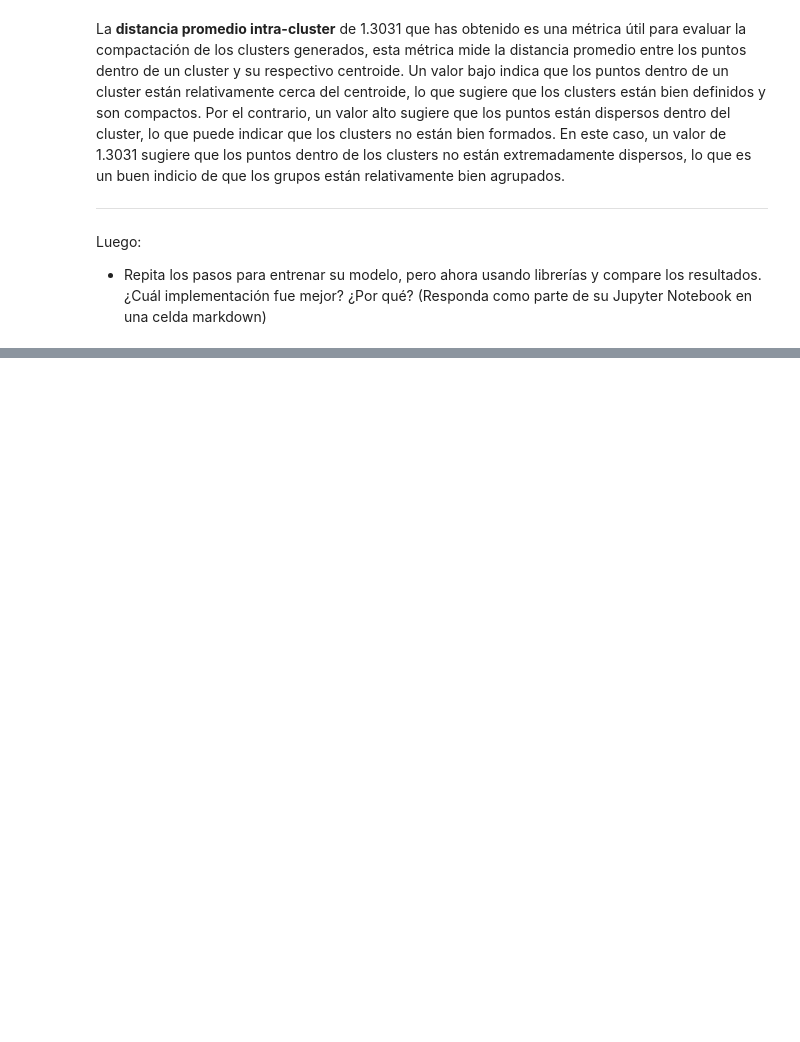
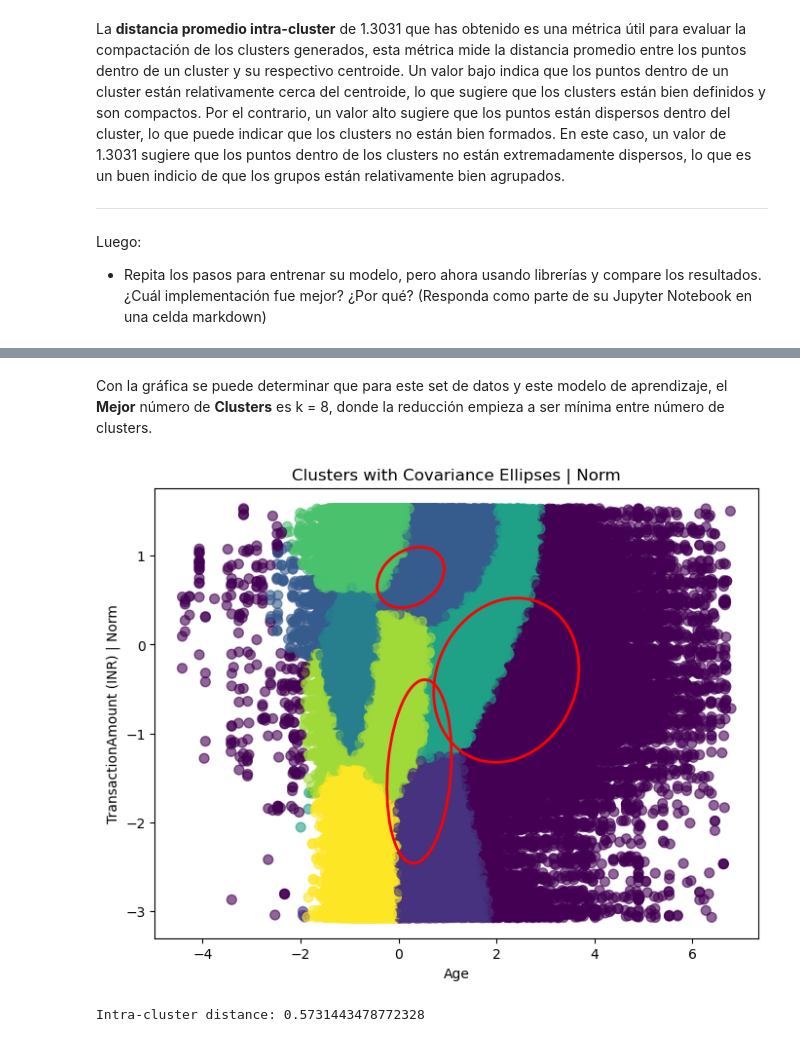
Before and after one commit to danielanavas2002/InteligenciaArtificial, a Jupyter notebook: Laboratorio/Laboratorio04/Laboratorio04.ipynb, the cells around one changed output, grey strips where cells are left out. Saved outputs shown, nothing was run; the diff lists cells and outputs as text; code cells hidden in the pictures; blank space fills up the shorter version.

```diff
--- a/Laboratorio/Laboratorio04/Laboratorio04.ipynb
+++ b/Laboratorio/Laboratorio04/Laboratorio04.ipynb
@@ -446,0 +505,2 @@ En cuanto a cuál implementación fue mejor, se puede argumentar que la implemen
+# %% [markdown]
+Con la gráfica se puede determinar que para este set de datos y este modelo de aprendizaje, el **Mejor** número de **Clusters** es k = 8, donde la reducción empieza a ser mínima entre número de clusters.
@@ -446,0 +570,46 @@ En cuanto a cuál implementación fue mejor, se puede argumentar que la implemen
+# %%
+import matplotlib.pyplot as plt
+from matplotlib.patches import Ellipse
+
+# Elegir dos features: "Age" y "TransactionAmount (INR)"
+X_2d = train_data[:, [0, 4]]  # 0 = Age, 4 = TransactionAmount (INR)
+
+# Entrenar el modelo
+gmm = GMM(k=8)  # Valor obtenido del Elbow Method
+gmm.fit(X_2d)
+predictions = gmm.predict(X_2d)
+
+# Graficar los clusters y sus elipses de covarianza
+plt.figure(figsize=(8, 6))
+plt.scatter(X_2d[:, 0], X_2d[:, 1], c=predictions, cmap='viridis', s=50, alpha=0.6)
+
+# Dibujar las elipses de covarianza
+for i in range(3):
+    mean = gmm.means[i]
+    cov = gmm.covariances[i]
+    eigvals, eigvecs = np.linalg.eigh(cov)
+    eigvals = 2.0 * np.sqrt(eigvals)  # Escalar los eigenvalores para visualización
+    angle = np.arctan2(*eigvecs[:, 0][::-1])  # Obtener el ángulo de rotación
+    angle = np.degrees(angle)
+
+    ellipse = Ellipse(mean, width=eigvals[0], height=eigvals[1], angle=angle, color='red', fill=False, lw=2)
+    plt.gca().add_patch(ellipse)
+
+plt.xlabel("Age")
+plt.ylabel("TransactionAmount (INR) | Norm")
+plt.title("Clusters with Covariance Ellipses | Norm")
+plt.show()
+# %% [output]
+[figure, added]
+# %%
+def intra_cluster_distance(X, predictions, gmm):
+    distances = []
+    for i in range(gmm.k):
+        cluster_points = X[predictions == i]
+        distances.append(np.sum(np.linalg.norm(cluster_points - gmm.means[i], axis=1)))
+    return np.sum(distances) / len(X)
+
+intra_distance = intra_cluster_distance(X_2d, predictions, gmm)
+print(f"Intra-cluster distance: {intra_distance}")
+# %% [output]
+Intra-cluster distance: 0.5731443478772328
```
Also changed, not shown: parts of 12 cells of this notebook.
